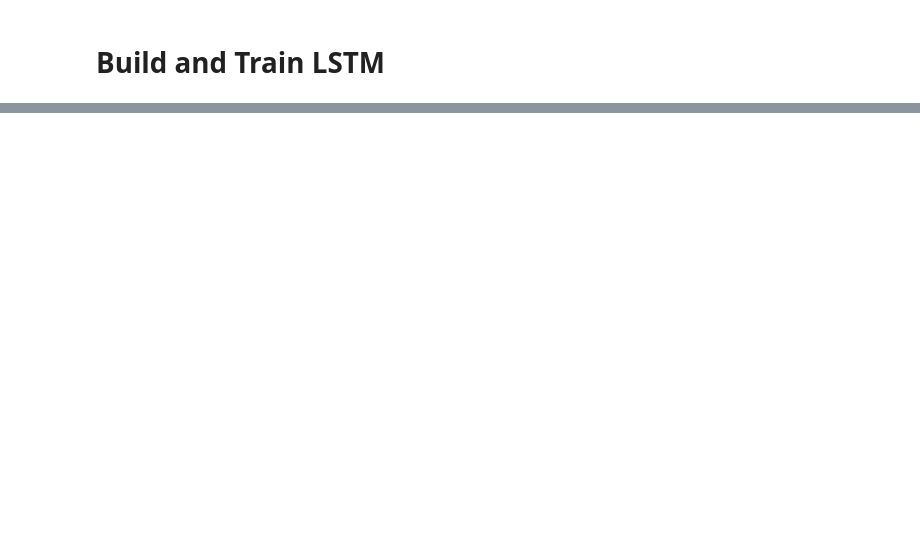
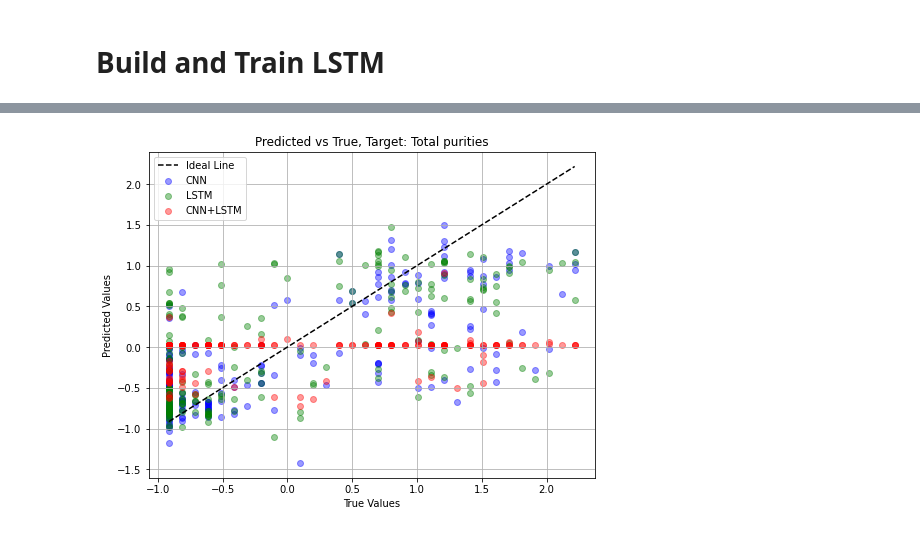
Before and after one commit to rickykkim/Drug-Design, a Jupyter notebook: DL_model.ipynb, the cells around one changed output, grey strips where cells are left out. Drawn from its saved outputs; the diff is of its cells as text; code cells hidden in the pictures; blank space fills up the shorter version.

```diff
--- a/DL_model.ipynb
+++ b/DL_model.ipynb
@@ -226,0 +363,22 @@ LSTM training complete (Best validation MAE: 0.6183)
+# %%
+# Generate predictions
+plt.figure(figsize=(8, 6))
+
+# Only plot second output target: Total purities
+true_vals = y_v[:, 1]
+
+plt.scatter(true_vals, y_pred_cnn[:, 1], alpha=0.4, label="CNN", color="blue")
+plt.scatter(true_vals, y_pred_lstm[:, 1], alpha=0.4, label="LSTM", color="green")
+plt.scatter(true_vals, y_pred_hybrid[:, 1], alpha=0.4, label="CNN+LSTM", color="red")
+
+lims = [true_vals.min(), true_vals.max()]
+plt.plot(lims, lims, 'k--', label="Ideal Line")
+
+plt.xlabel("True Values")
+plt.ylabel("Predicted Values")
+plt.title("Predicted vs True, Target: Total purities")
+plt.legend()
+plt.grid(True)
+plt.show()
+# %% [output]
+[figure, added]
```
Also changed, not shown: parts of 15 cells of this notebook, 6 other files.
